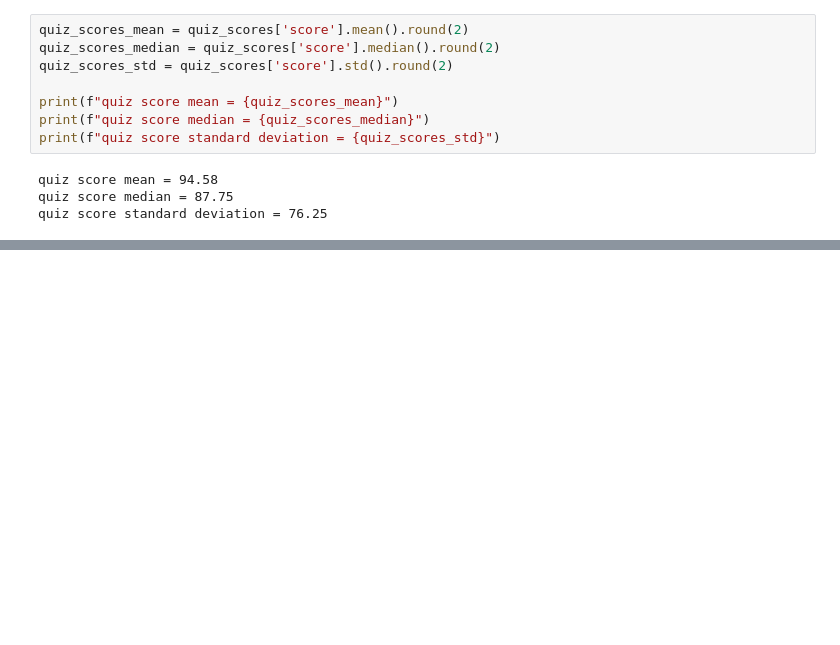
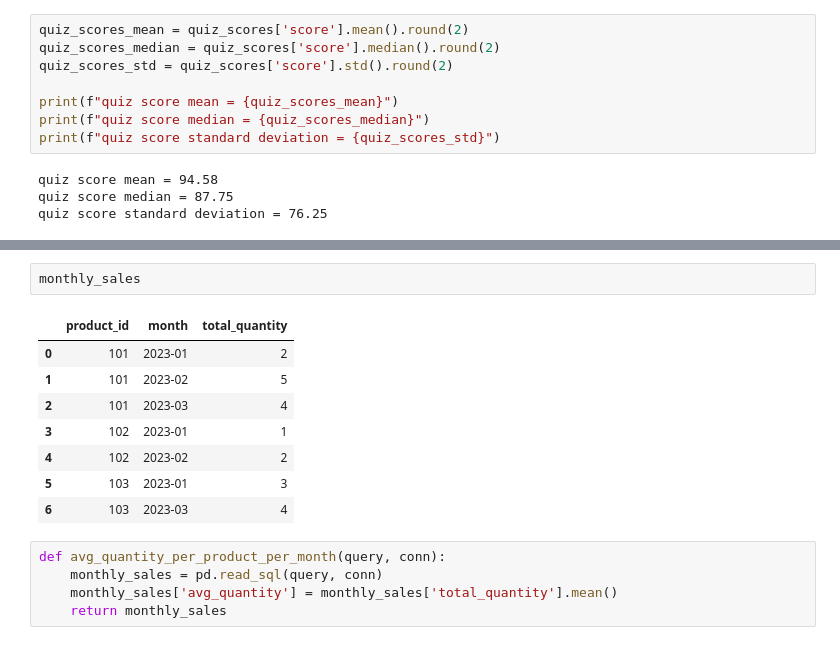
Before and after one commit to danmarino1/data_science_practice, a Jupyter notebook: python_generated_questions.ipynb, the cells around one changed output, grey strips where cells are left out. Saved outputs shown, nothing was run; the diff lists cells and outputs as text; blank space fills up the shorter version.

```diff
--- a/python_generated_questions.ipynb
+++ b/python_generated_questions.ipynb
@@ -618,0 +695,16 @@ quiz score standard deviation = 76.25
+# %%
+monthly_sales
+# %% [output]
+|  | product_id | month | total_quantity |
+| 0 | 101 | 2023-01 | 2 |
+| 1 | 101 | 2023-02 | 5 |
+| 2 | 101 | 2023-03 | 4 |
+| 3 | 102 | 2023-01 | 1 |
+| 4 | 102 | 2023-02 | 2 |
+| 5 | 103 | 2023-01 | 3 |
+| 6 | 103 | 2023-03 | 4 |
+# %%
+def avg_quantity_per_product_per_month(query, conn):
+    monthly_sales = pd.read_sql(query, conn)
+    monthly_sales['avg_quantity'] = monthly_sales['total_quantity'].mean()
+    return monthly_sales
```
Also changed, not shown: parts of 11 cells of this notebook.
